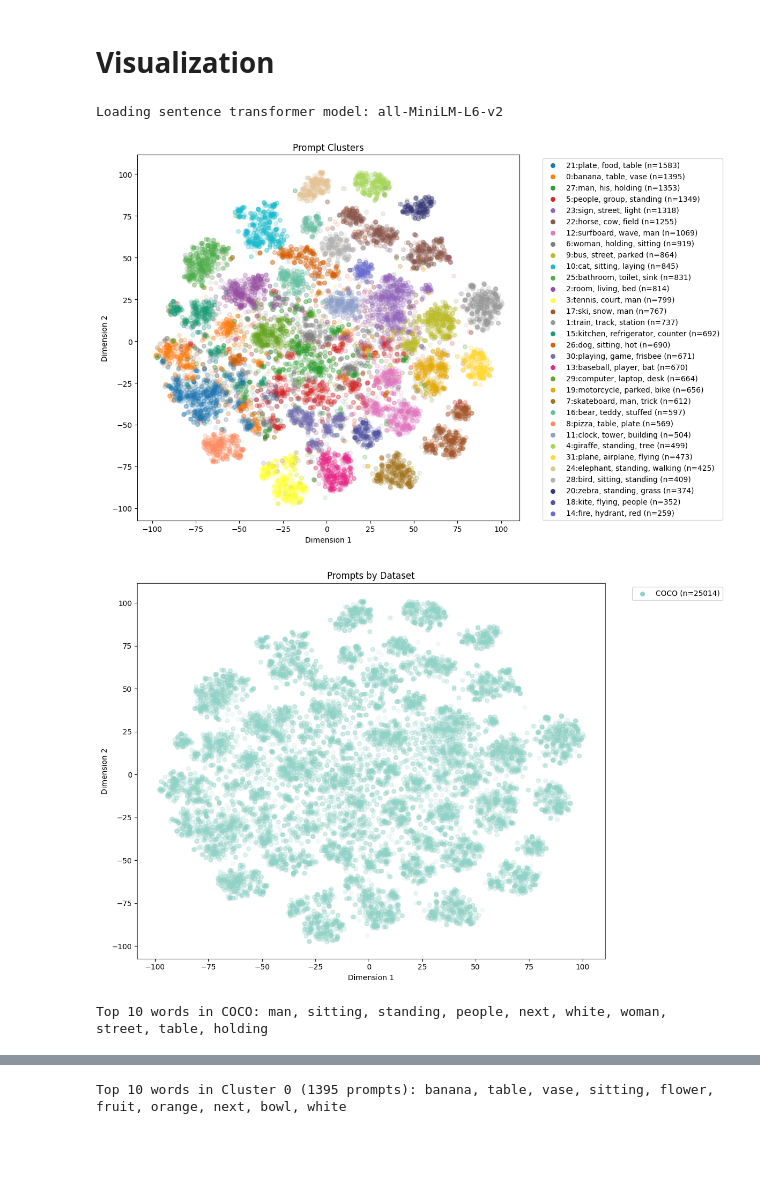
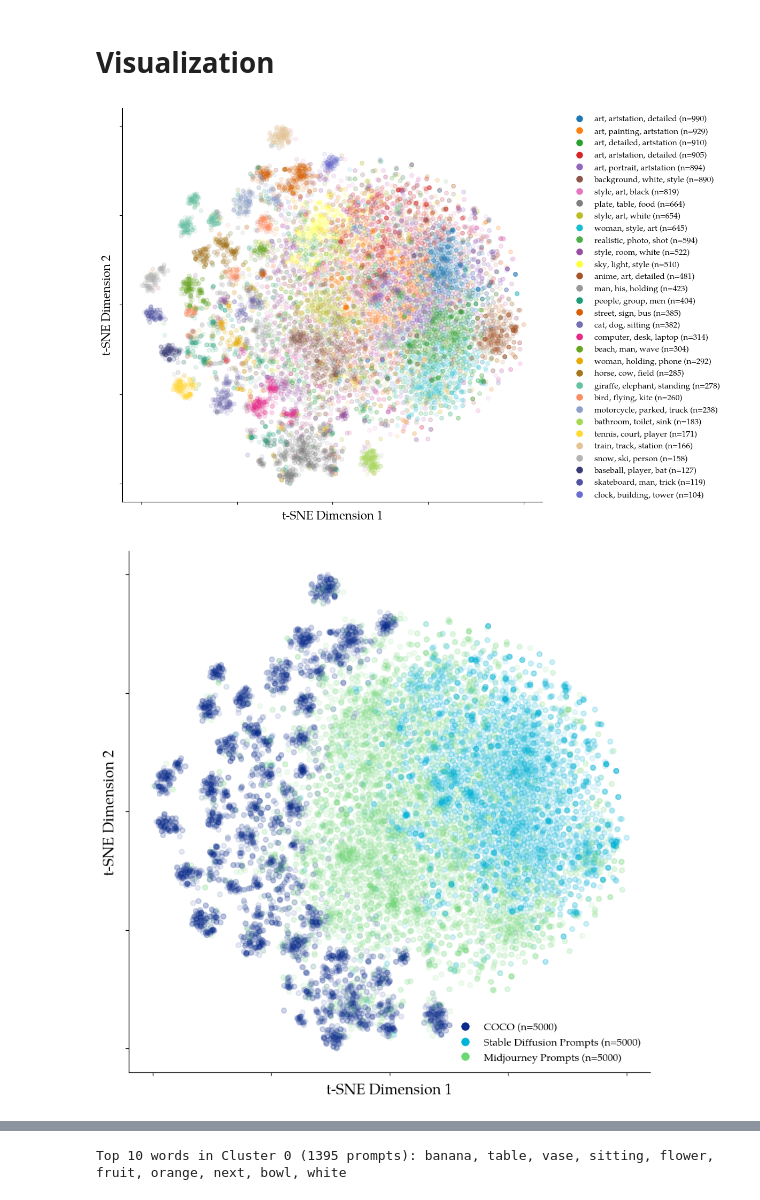
Before and after one commit to magicmagnus/ma-thesis, a Jupyter notebook: 8_analyze_dataset.ipynb, the cells around one changed output, grey strips where cells are left out. Cells and saved outputs as stored; diff of their text form; code cells hidden in the pictures; blank space fills up the shorter version.

```diff
--- a/8_analyze_dataset.ipynb
+++ b/8_analyze_dataset.ipynb
@@ -543,26 +571,30 @@ def get_distinct_colors(n_colors):
 # Calculation
 # %%
 # Example datasets (replace with your actual data loading)
+n_samples = 5000  # Limit to 2000 samples for performance
 
-with open('coco/captions_val2017.json') as f:
-    coco_ds = [ann['caption'] for ann in json.load(f)['annotations']]
+# with open('coco/captions_val2017.json') as f:
+#         coco_ds = [ann['caption'] for ann in json.load(f)['annotations']]
+#         random.shuffle(coco_ds)  # Shuffle for randomness
+#         coco_ds = coco_ds[:n_samples]  # Limit to 1000 samples for performance
 
-sdprompts_ds = [sample['Prompt'] for sample in load_dataset('Gustavosta/Stable-Diffusion-Prompts')['test']]
+#sdprompts_ds = [sample['Prompt'] for sample in load_dataset('Gustavosta/Stable-Diffusion-Prompts')['train']]#[:n_samples]  # Limit to 2000 samples for performance
 
-mjprompts_ds = [prompt for i in range(5, 6) for prompt in [sample['caption'] for sample in load_dataset('bghira/mj-v52-redux')[f'Collection_{i}']]]
+mjprompts_ds = [prompt for i in range(1, 30) for prompt in [sample['caption'] for sample in load_dataset('bghira/mj-v52-redux')[f'Collection_{i}']]]#[:n_samples]  # Limit to 2000 samples for performance
+
 
 datasets = {
-    # 'COCO': coco_ds,
-    'Stable Diffusion Prompts': sdprompts_ds,
-    #'Midjourney Prompts': mjprompts_ds
+    #'COCO': coco_ds,
+    #'Stable Diffusion Prompts': sdprompts_ds,
+    'Midjourney Prompts': mjprompts_ds
 }
 
-# Initialize analyzer
+# # Initialize analyzer
 analyzer = PromptAnalyzer()
 
-# Load and prepare data
+# # Load and prepare data
 df = analyzer.load_and_prepare_data(datasets)
 
-# Generate embeddings
+# # Generate embeddings
 embeddings = analyzer.generate_embeddings(df['prompt'].tolist())
 # %% [output]
@@ -590,22 +619,29 @@ Reducing dimensions using umap...
 # %% [markdown]
 # Visualization
 # %%
-analyzer2 = PromptAnalyzer()
+analyzer2 = PromptAnalyzer(load=False)
 analyzer2.embeddings = embeddings
 analyzer2.cluster_labels = labels
 analyzer2.prompts_df = df
 
 # Visualize clusters
 xlim = (-7, 1.5)
 ylim = (-2, 8)
 top_n = 4
-analyzer2.visualize_clusters(coords, color_by='cluster')#, xlim=xlim, ylim=ylim)
-analyzer2.visualize_clusters(coords, color_by='dataset')#, xlim=xlim, ylim=ylim)
+save_dir = 'dataset_comp'
+save_path_clusters = os.path.join(save_dir, 'clusters_tsne.svg')
+save_path_ds = os.path.join(save_dir, 'datasets_tsne.svg')
+# analyzer2.visualize_clusters(coords, color_by='cluster', plot_legend = False, save_path = save_path_clusters, show_cluster_id = False)#, xlim=xlim, ylim=ylim)
+# analyzer2.visualize_clusters(coords, color_by='dataset', plot_legend = False, save_path = save_path_ds)#, xlim=xlim, ylim=ylim)
+
+save_path_clusters = os.path.join(save_dir, 'clusters_tsne_withLegend.pdf')
+save_path_ds = os.path.join(save_dir, 'datasets_tsne_withLegend.pdf')
+analyzer2.visualize_clusters(coords, color_by='cluster', plot_legend = True, figsize = (12, 8.5), save_path = save_path_clusters, show_cluster_id = False)#, xlim=xlim, ylim=ylim)
+analyzer2.visualize_clusters(coords, color_by='dataset', plot_legend = True, figsize = (8.5, 8.5), save_path = save_path_ds)#, xlim=xlim, ylim=ylim)
 
 # Create word clouds
-top_words_list = create_dataset_wordclouds(datasets)
+# save_path = os.path.join(save_dir, 'wordclouds')
+# top_words_list = create_dataset_wordclouds(datasets, save_path = save_path)
 # %% [output]
-Loading sentence transformer model: all-MiniLM-L6-v2
-[figure, old version]
+[figure, new version]
-[figure, old version]
+[figure, new version]
-Top 10 words in COCO: man, sitting, standing, people, next, white, woman, street, table, holding
```
Also changed, not shown: parts of 7 cells of this notebook, 34 other files.
